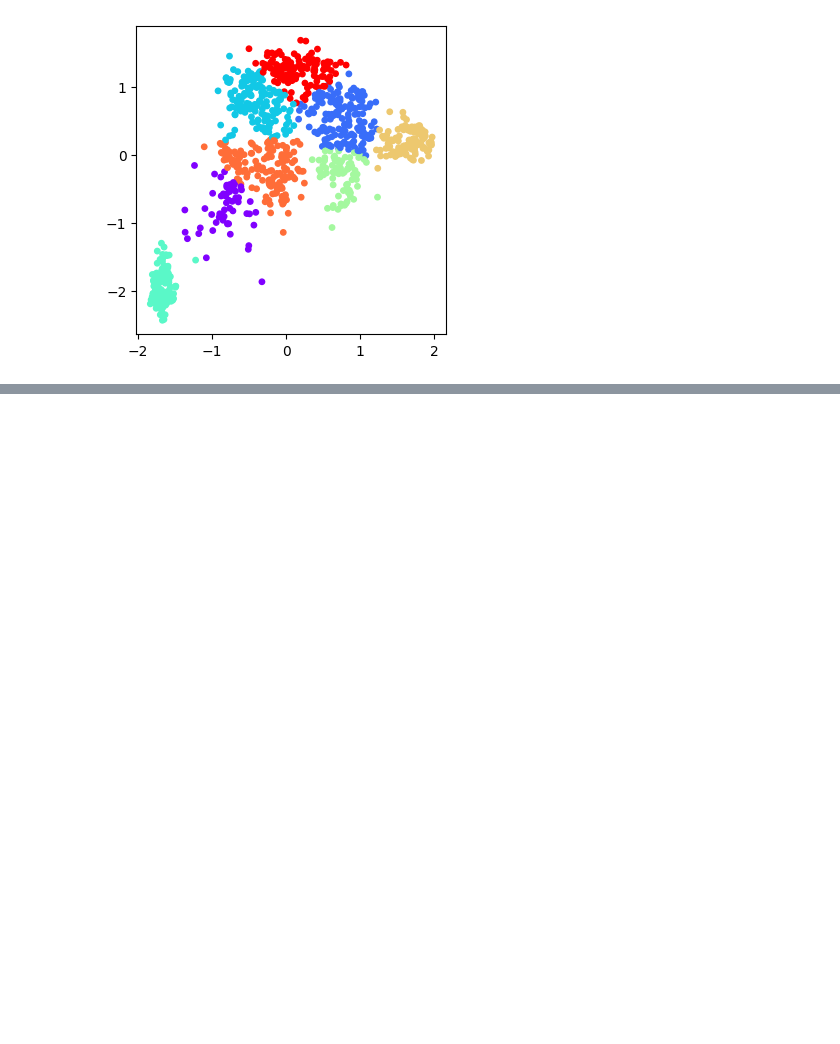
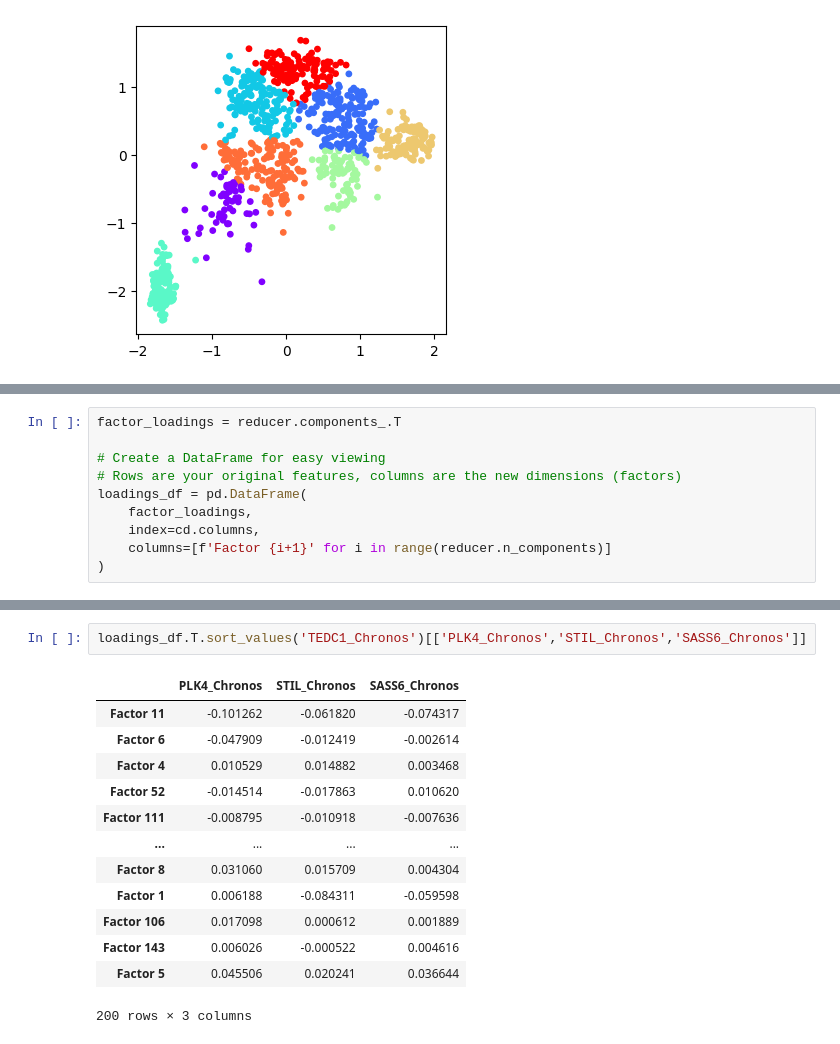
Before and after one commit to kkkkito/statemap, a Jupyter notebook: notebooks/Dimensionality_Reduction.ipynb, the cells around one changed output, grey strips where cells are left out. Saved outputs shown, nothing was run; the diff lists cells and outputs as text; blank space fills up the shorter version.

```diff
--- a/notebooks/Dimensionality_Reduction.ipynb
+++ b/notebooks/Dimensionality_Reduction.ipynb
@@ -241,0 +266,10 @@ df_results = pd.DataFrame(results, columns=["Dimensionality Reduction", "Cluster
+# %%
+factor_loadings = reducer.components_.T
+
+# Create a DataFrame for easy viewing
+# Rows are your original features, columns are the new dimensions (factors)
+loadings_df = pd.DataFrame(
+    factor_loadings,
+    index=cd.columns,
+    columns=[f'Factor {i+1}' for i in range(reducer.n_components)]
+)
@@ -241,0 +296,16 @@ df_results = pd.DataFrame(results, columns=["Dimensionality Reduction", "Cluster
+# %%
+loadings_df.T.sort_values('TEDC1_Chronos')[['PLK4_Chronos','STIL_Chronos','SASS6_Chronos']]
+# %% [output]
+|  | PLK4_Chronos | STIL_Chronos | SASS6_Chronos |
+| Factor 11 | -0.101262 | -0.061820 | -0.074317 |
+| Factor 6 | -0.047909 | -0.012419 | -0.002614 |
+| Factor 4 | 0.010529 | 0.014882 | 0.003468 |
+| Factor 52 | -0.014514 | -0.017863 | 0.010620 |
+| Factor 111 | -0.008795 | -0.010918 | -0.007636 |
+| ... | ... | ... | ... |
+| Factor 8 | 0.031060 | 0.015709 | 0.004304 |
+| Factor 1 | 0.006188 | -0.084311 | -0.059598 |
+| Factor 106 | 0.017098 | 0.000612 | 0.001889 |
+| Factor 143 | 0.006026 | -0.000522 | 0.004616 |
+| Factor 5 | 0.045506 | 0.020241 | 0.036644 |
+200 rows × 3 columns
```
Also changed, not shown: parts of 13 cells of this notebook, 2 other files.
